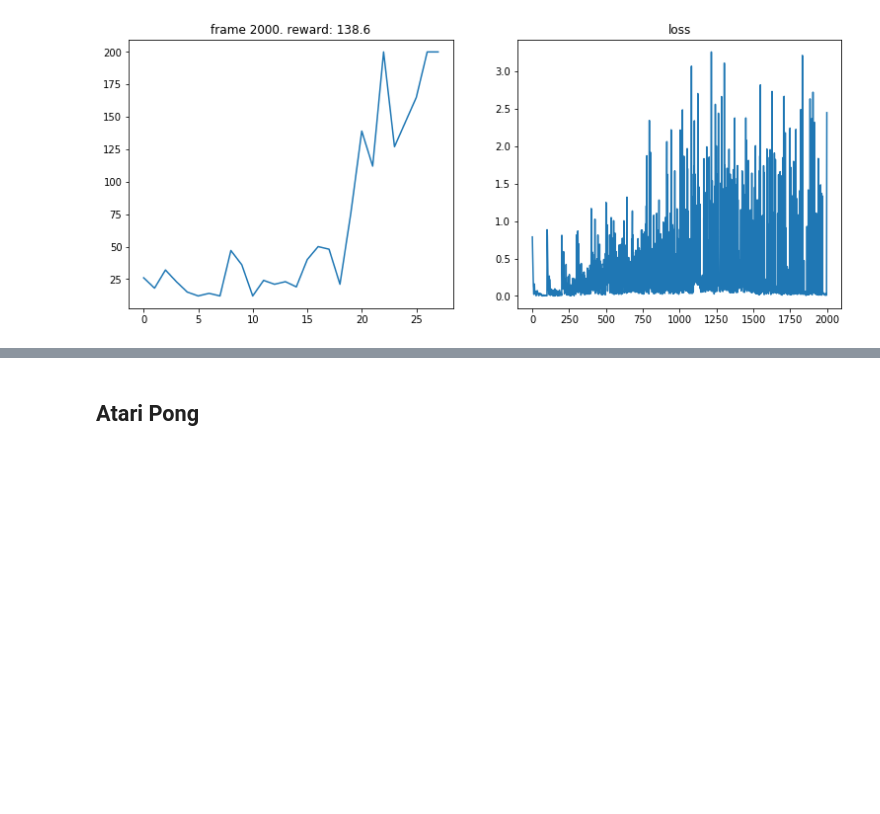
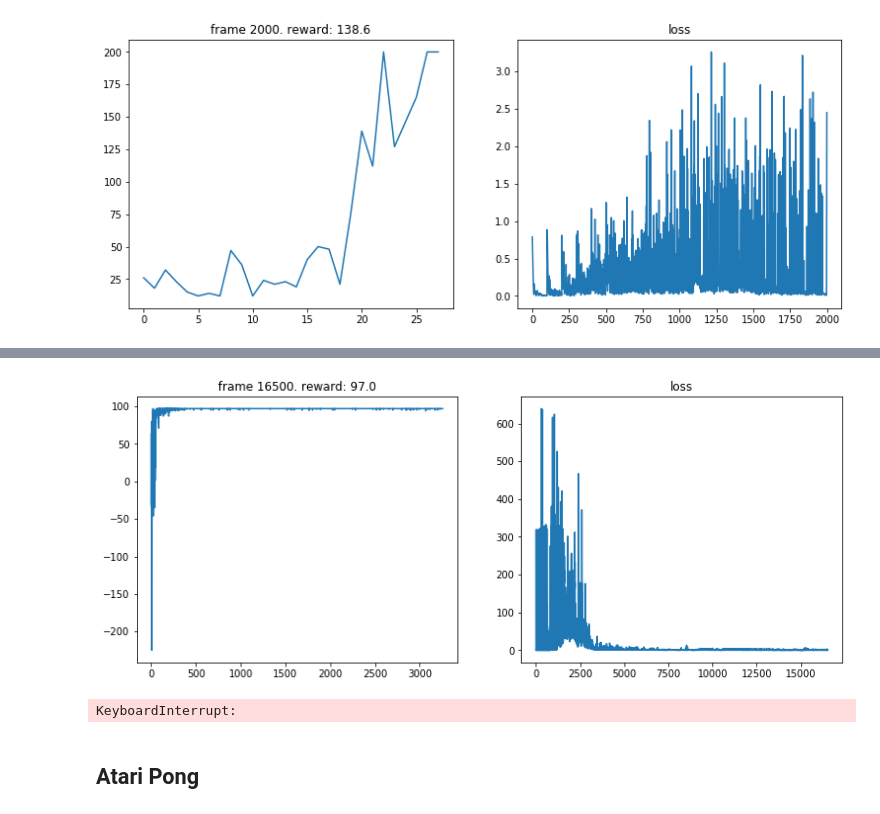
Before and after one commit to aayn/crar-pytorch, a Jupyter notebook: experiments/Test Dueling-DQN.ipynb, the cells around one changed output, grey strips where cells are left out. Cells and saved outputs as stored; diff of their text form; code cells hidden in the pictures; blank space fills up the shorter version.

```diff
--- a/experiments/Test Dueling-DQN.ipynb
+++ b/experiments/Test Dueling-DQN.ipynb
@@ -234,0 +249,3 @@ train_loop()
+# %%
+online_net = QCNN((env.observation_space), 4).to(device)
+target_net = QCNN((env.observation_space), 4).to(device)
@@ -234,0 +261,4 @@ train_loop()
+# %%
+optimizer = torch.optim.Adam(online_net.parameters(), lr=5e-4)
+# %%
+replay_buffer = UniformReplayBuffer(REPLAY_SIZE)
@@ -235,3 +267,39 @@ train_loop()
+# %%
+def train_loop():
+    state = env.reset()
+    ep_rewards_list = []
+    losses_list = []
+    episode_reward = 0
+    state = env.reset()
+    for step_num in range(1, TOTAL_STEPS + 1):
+        if len(replay_buffer) > BATCH_SIZE:
+            batch = replay_buffer.sample(BATCH_SIZE)
+            loss = dueling_dqn_td_loss(online_net, target_net, batch)
+            losses_list.append(loss)
+            optimizer.zero_grad()
+            loss.backward()
+            if GRAD_CLIP > 0:
+                nn.utils.clip_grad_norm_(online_net.parameters(), GRAD_CLIP)
+            optimizer.step()
+
+        if step_num % SYNC_INTERVAL == 0:
+            synchronize_nets(online_net, target_net)
+
+        next_state, reward, done =\
+            play_step(replay_buffer, state, online_net, env, step_num, eps_last_frame=EPS_LAST_FRAME)
+        episode_reward += reward
+        state = next_state
+        if done:
+            ep_rewards_list.append(episode_reward)
+            episode_reward = 0
+            state = env.reset()
+        if step_num % PLOT_INTERVAL == 0:
+            plot(step_num, ep_rewards_list, losses_list)
+# %%
+train_loop()
+# %% [output]
+[figure, added]
+KeyboardInterrupt:
 # %% [markdown]
 ## Atari Pong
 # %%
```
Also changed, not shown: parts of 6 cells of this notebook, 5 other files.
